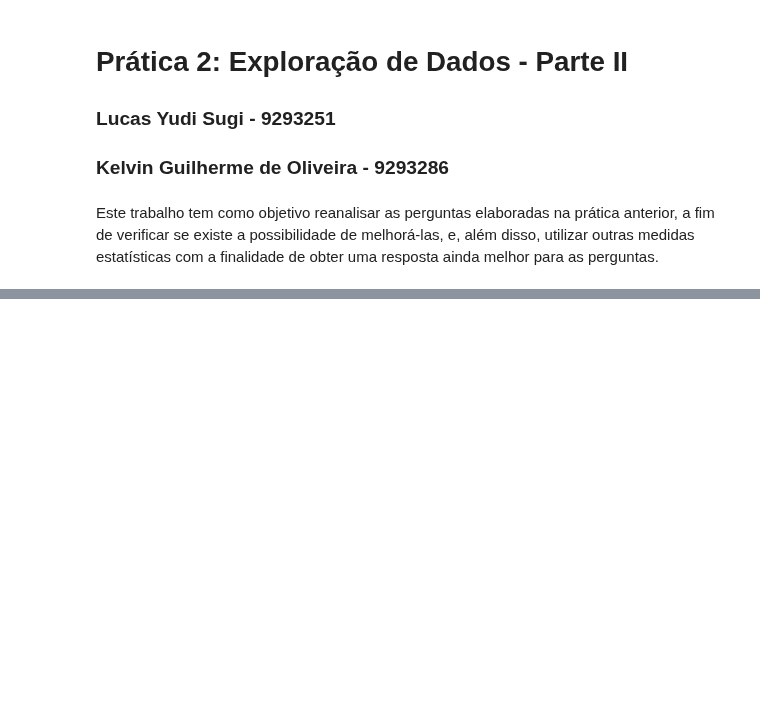
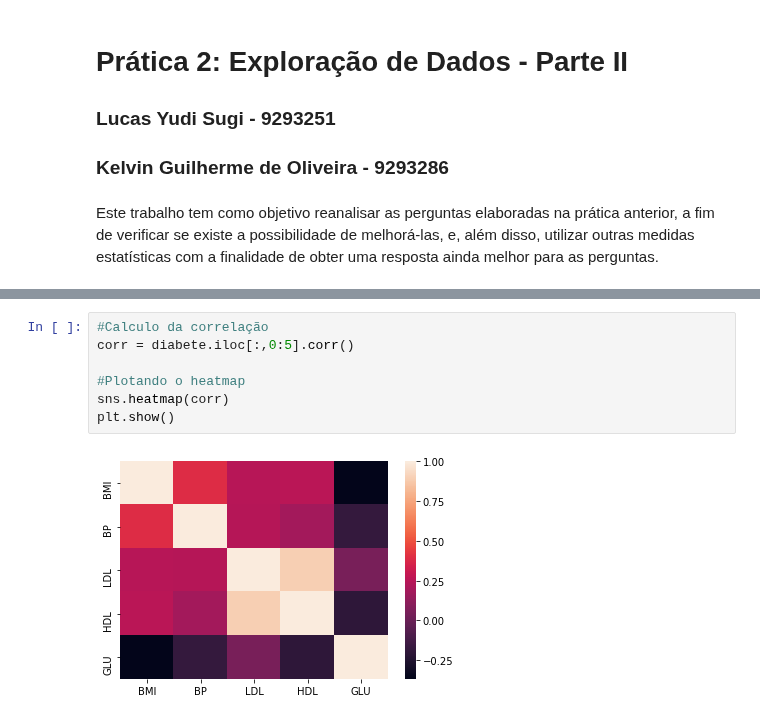
Before and after one commit to LucasSugi/data-science, a Jupyter notebook: pratica_3/pratica_3_9293286_9293251.ipynb, the cells around one changed output, grey strips where cells are left out. Saved outputs shown, nothing was run; the diff lists cells and outputs as text; blank space fills up the shorter version.

```diff
--- a/pratica_3/pratica_3_9293286_9293251.ipynb
+++ b/pratica_3/pratica_3_9293286_9293251.ipynb
@@ -68,0 +105,9 @@ plt.show()
+# %%
+#Calculo da correlação
+corr = diabete.iloc[:,0:5].corr()
+
+#Plotando o heatmap
+sns.heatmap(corr)
+plt.show()
+# %% [output]
+[figure, added]
```
Also changed, not shown: parts of 10 cells of this notebook.
